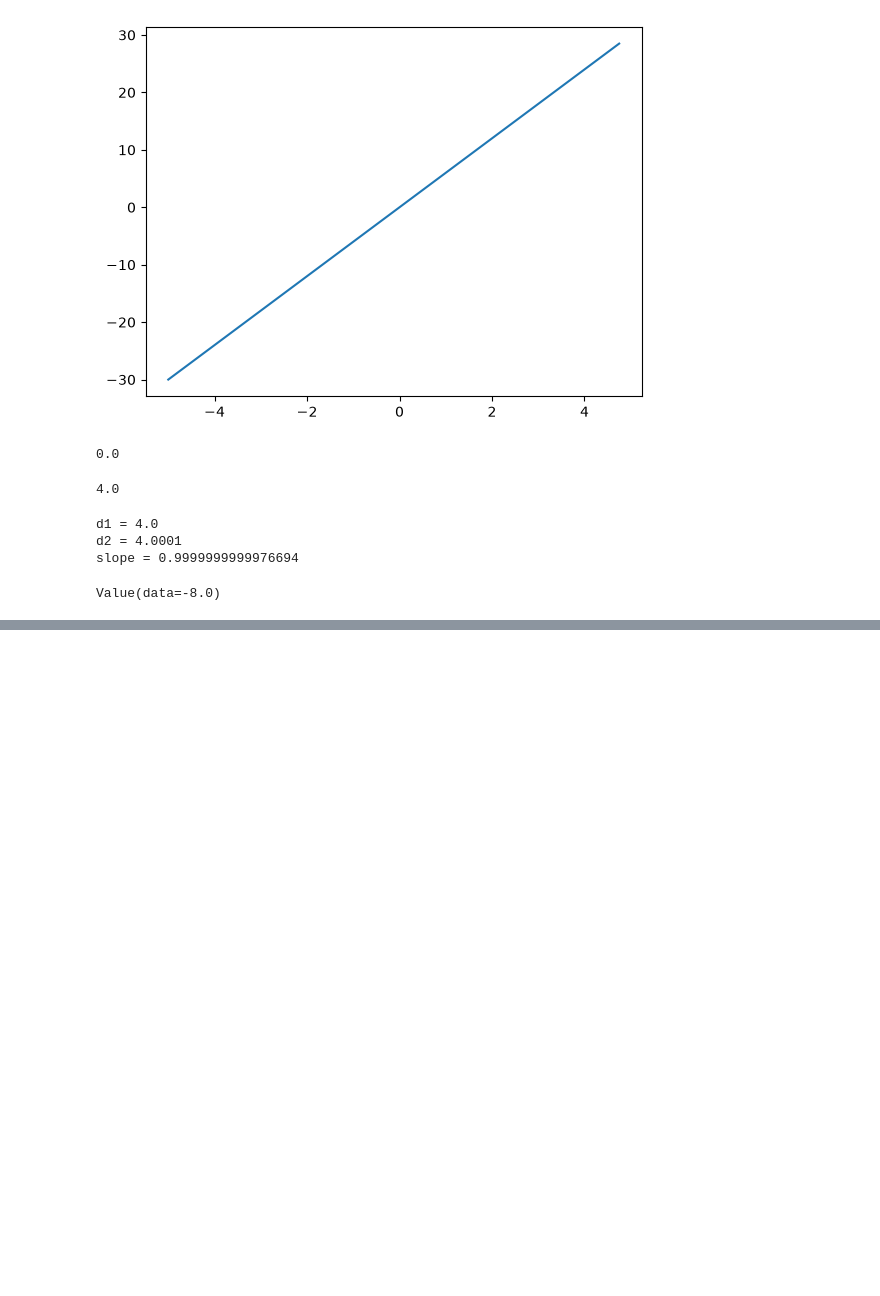
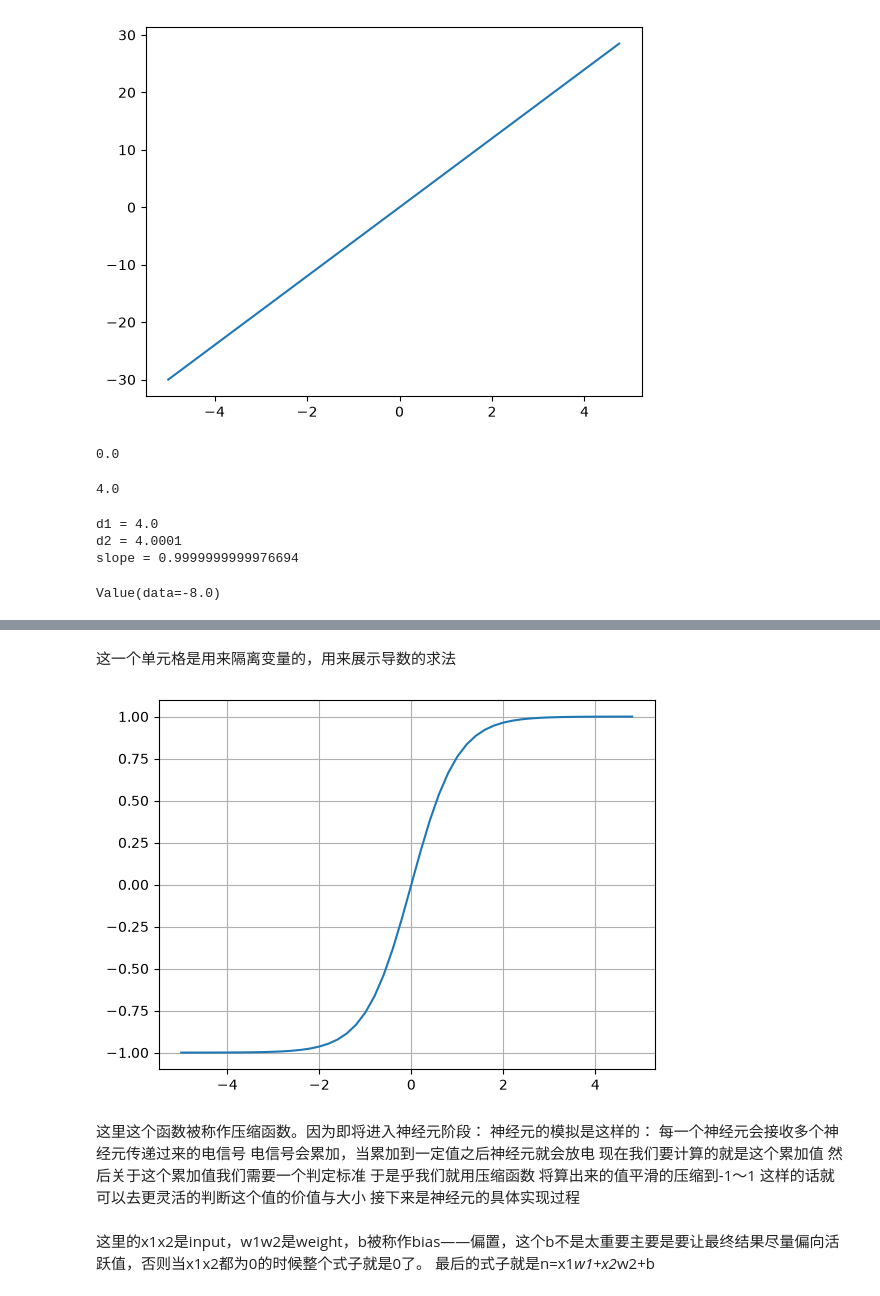
Before and after one commit to Muyu-Ch/LLM_Learning, a Jupyter notebook: micrograd.ipynb, the cells around one changed output, grey strips where cells are left out. Saved outputs shown, nothing was run; the diff lists cells and outputs as text; code cells hidden in the pictures; blank space fills up the shorter version.

```diff
--- a/micrograd.ipynb
+++ b/micrograd.ipynb
@@ -149,0 +204,18 @@ draw_dot(L)
+# %% [markdown]
+这一个单元格是用来隔离变量的，用来展示导数的求法
+# %%
+plt.plot(np.arange(-5,5,0.2),np.tanh(np.arange(-5,5,0.2)))
+plt.grid()
+# %% [output]
+[figure, added]
+# %% [markdown]
+这里这个函数被称作压缩函数。因为即将进入神经元阶段：
+神经元的模拟是这样的：
+每一个神经元会接收多个神经元传递过来的电信号
+电信号会累加，当累加到一定值之后神经元就会放电
+现在我们要计算的就是这个累加值
+然后关于这个累加值我们需要一个判定标准
+于是乎我们就用压缩函数
+将算出来的值平滑的压缩到-1～1
+这样的话就可以去更灵活的判断这个值的价值与大小
+接下来是神经元的具体实现过程
@@ -149,0 +236,3 @@ draw_dot(L)
+# %% [markdown]
+这里的x1x2是input，w1w2是weight，b被称作bias——偏置，这个b不是太重要主要是要让最终结果尽量偏向活跃值，否则当x1x2都为0的时候整个式子就是0了。
+最后的式子就是n=x1*w1+x2*w2+b
```
Also changed, not shown: parts of 13 cells of this notebook.
